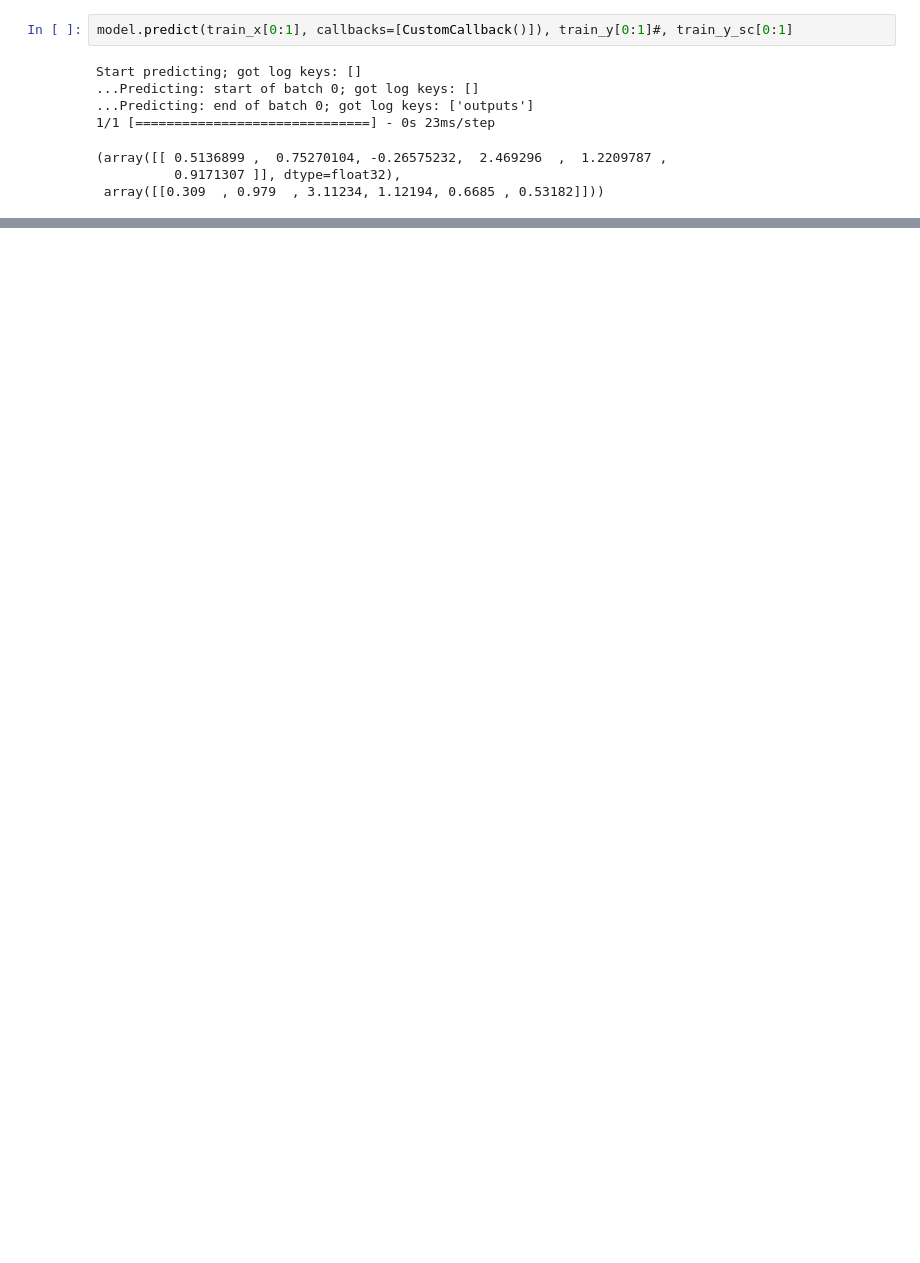
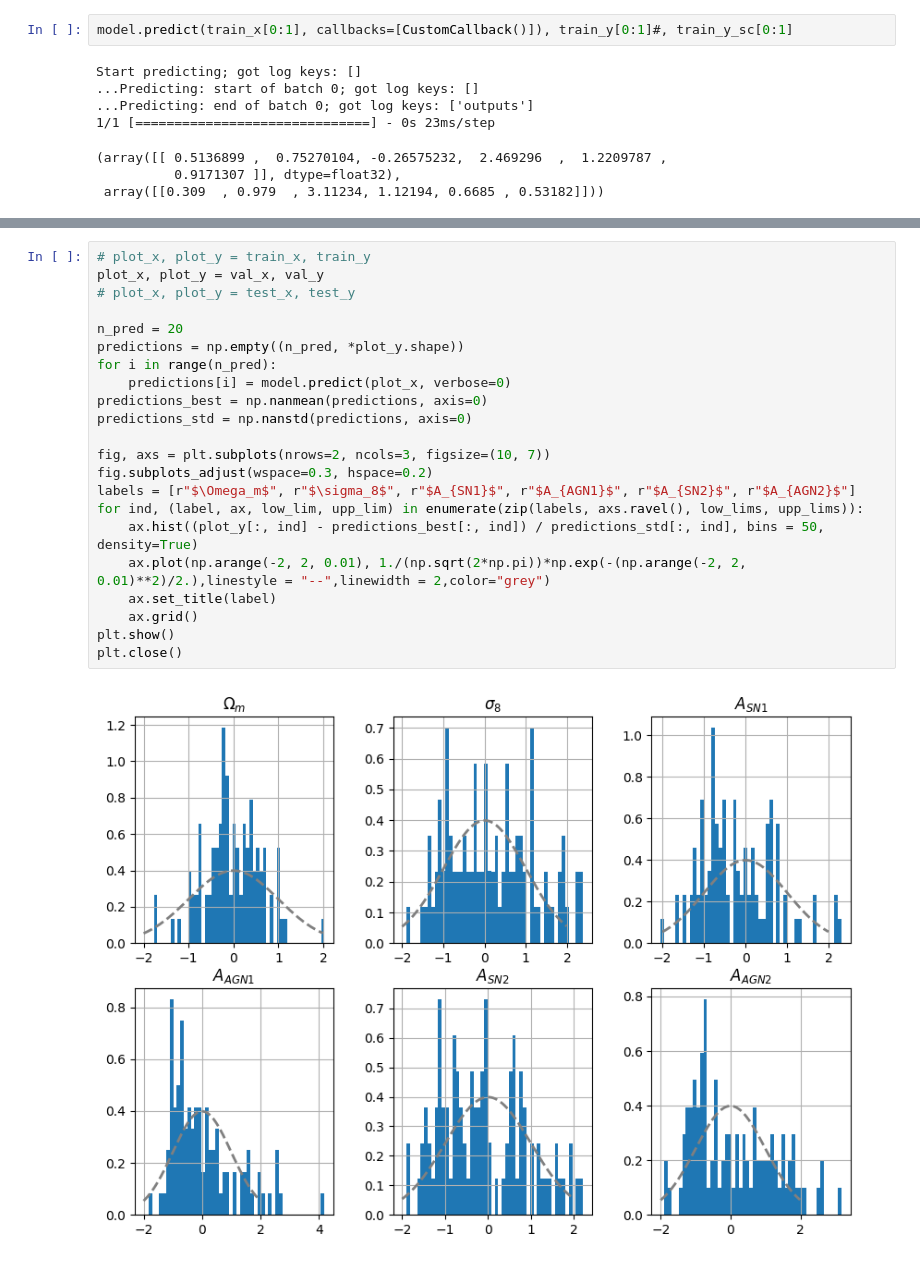
Before and after one commit to shubhagrawal30/CosmoIM, a Jupyter notebook: notebooks/bnn.ipynb, the cells around one changed output, grey strips where cells are left out. Cells and saved outputs as stored; diff of their text form; blank space fills up the shorter version.

Commit message:
bnn for omega_m
Former-commit-id: dab76d56aefceedd97509b2e2a923b9af606c931
Former-commit-id: 3fe84cbc14a68d506412f310edd5abe0a94a8c53

```diff
--- a/notebooks/bnn.ipynb
+++ b/notebooks/bnn.ipynb
@@ -315,0 +321,24 @@ plt.close()
+# %%
+# plot_x, plot_y = train_x, train_y
+plot_x, plot_y = val_x, val_y
+# plot_x, plot_y = test_x, test_y
+
+n_pred = 20
+predictions = np.empty((n_pred, *plot_y.shape))
+for i in range(n_pred):
+    predictions[i] = model.predict(plot_x, verbose=0)
+predictions_best = np.nanmean(predictions, axis=0)
+predictions_std = np.nanstd(predictions, axis=0)
+
+fig, axs = plt.subplots(nrows=2, ncols=3, figsize=(10, 7))
+fig.subplots_adjust(wspace=0.3, hspace=0.2)
+labels = [r"$\Omega_m$", r"$\sigma_8$", r"$A_{SN1}$", r"$A_{AGN1}$", r"$A_{SN2}$", r"$A_{AGN2}$"]
+for ind, (label, ax, low_lim, upp_lim) in enumerate(zip(labels, axs.ravel(), low_lims, upp_lims)):
+    ax.hist((plot_y[:, ind] - predictions_best[:, ind]) / predictions_std[:, ind], bins = 50, density=True)
+    ax.plot(np.arange(-2, 2, 0.01), 1./(np.sqrt(2*np.pi))*np.exp(-(np.arange(-2, 2, 0.01)**2)/2.),linestyle = "--",linewidth = 2,color="grey")
+    ax.set_title(label)
+    ax.grid()
+plt.show()
+plt.close()
+# %% [output]
+[figure, added]
```
Also changed, not shown: parts of 12 cells of this notebook.
